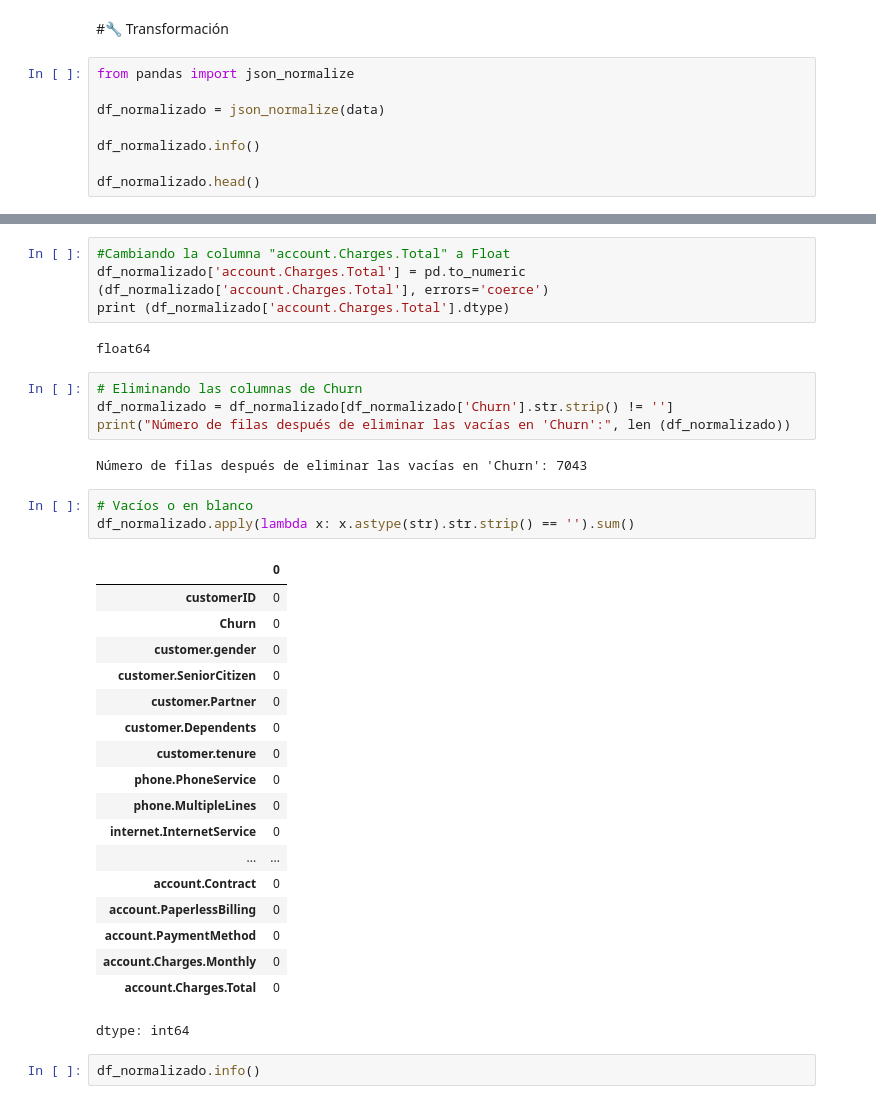
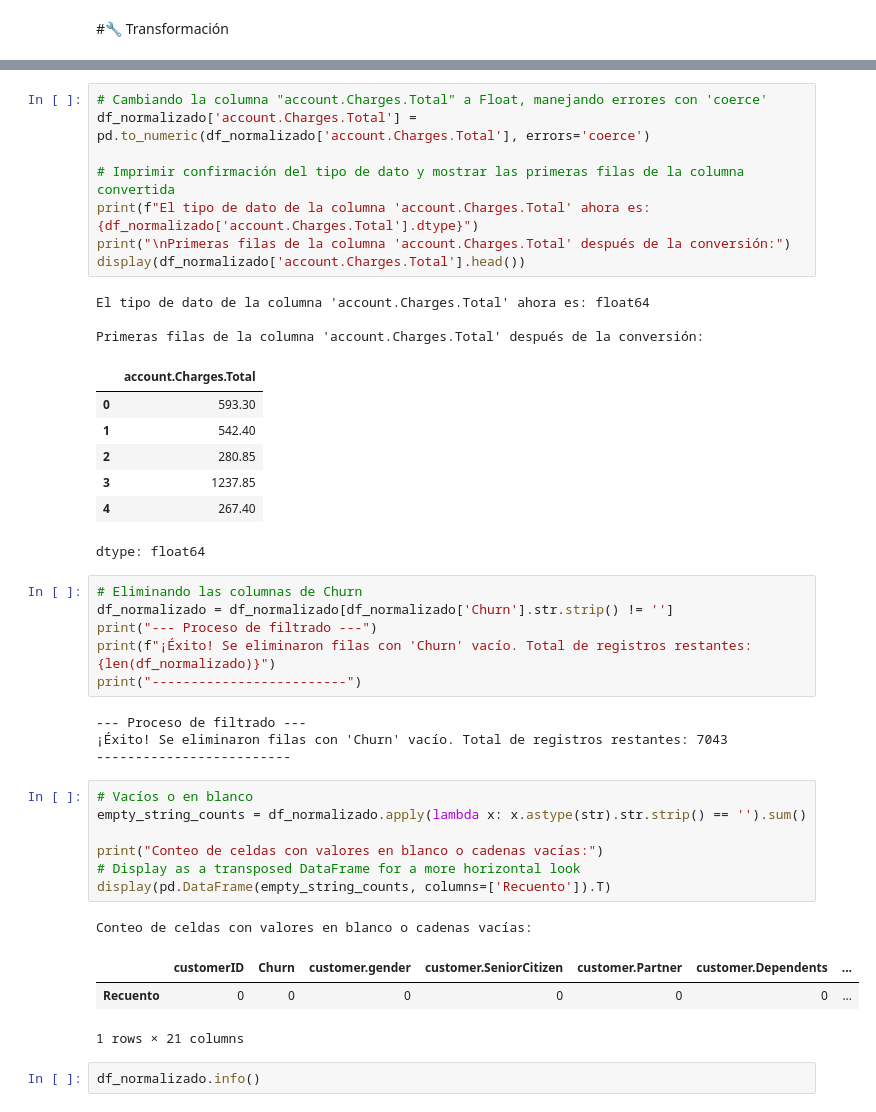
Before and after one commit to renzolea/Challenge-Telecom-X, a Jupyter notebook: TelecomX_LATAM.ipynb, the cells around one changed output, grey strips where cells are left out. Cells and saved outputs as stored; diff of their text form.

```diff
--- a/TelecomX_LATAM.ipynb
+++ b/TelecomX_LATAM.ipynb
@@ -32,11 +30,3 @@ print(df.head())
 # %% [markdown]
 
 #🔧 Transformación
-# %%
-from pandas import json_normalize
-
-df_normalizado = json_normalize(data)
-
-df_normalizado.info()
-
-df_normalizado.head()
@@ -116,37 +172,44 @@ dtype: int64
 # %%
-#Cambiando la columna "account.Charges.Total" a Float
-df_normalizado['account.Charges.Total'] = pd.to_numeric (df_normalizado['account.Charges.Total'], errors='coerce')
-print (df_normalizado['account.Charges.Total'].dtype)
+# Cambiando la columna "account.Charges.Total" a Float, manejando errores con 'coerce'
+df_normalizado['account.Charges.Total'] = pd.to_numeric(df_normalizado['account.Charges.Total'], errors='coerce')
+
+# Imprimir confirmación del tipo de dato y mostrar las primeras filas de la columna convertida
+print(f"El tipo de dato de la columna 'account.Charges.Total' ahora es: {df_normalizado['account.Charges.Total'].dtype}")
+print("\nPrimeras filas de la columna 'account.Charges.Total' después de la conversión:")
+display(df_normalizado['account.Charges.Total'].head())
 # %% [output]
-float64
+El tipo de dato de la columna 'account.Charges.Total' ahora es: float64
+
+Primeras filas de la columna 'account.Charges.Total' después de la conversión:
+|  | account.Charges.Total |
+| 0 | 593.30 |
+| 1 | 542.40 |
+| 2 | 280.85 |
+| 3 | 1237.85 |
+| 4 | 267.40 |
+dtype: float64
 # %%
 # Eliminando las columnas de Churn
 df_normalizado = df_normalizado[df_normalizado['Churn'].str.strip() != '']
-print("Número de filas después de eliminar las vacías en 'Churn':", len (df_normalizado))
+print("--- Proceso de filtrado ---")
+print(f"¡Éxito! Se eliminaron filas con 'Churn' vacío. Total de registros restantes: {len(df_normalizado)}")
+print("-------------------------")
 # %% [output]
-Número de filas después de eliminar las vacías en 'Churn': 7043
+--- Proceso de filtrado ---
+¡Éxito! Se eliminaron filas con 'Churn' vacío. Total de registros restantes: 7043
+-------------------------
 # %%
 # Vacíos o en blanco
-df_normalizado.apply(lambda x: x.astype(str).str.strip() == '').sum()
+empty_string_counts = df_normalizado.apply(lambda x: x.astype(str).str.strip() == '').sum()
+
+print("Conteo de celdas con valores en blanco o cadenas vacías:")
+# Display as a transposed DataFrame for a more horizontal look
+display(pd.DataFrame(empty_string_counts, columns=['Recuento']).T)
 # %% [output]
+Conteo de celdas con valores en blanco o cadenas vacías:
-|  | 0 |
-| customerID | 0 |
-| Churn | 0 |
-| customer.gender | 0 |
-| customer.SeniorCitizen | 0 |
-| customer.Partner | 0 |
-| customer.Dependents | 0 |
-| customer.tenure | 0 |
-| phone.PhoneService | 0 |
-| phone.MultipleLines | 0 |
-| internet.InternetService | 0 |
-| ... | ... |
-| account.Contract | 0 |
-| account.PaperlessBilling | 0 |
-| account.PaymentMethod | 0 |
-| account.Charges.Monthly | 0 |
-| account.Charges.Total | 0 |
+|  | customerID | Churn | customer.gender | customer.SeniorCitizen | customer.Partner | customer.Dependents | ... |
+| Recuento | 0 | 0 | 0 | 0 | 0 | 0 | ... |
-dtype: int64
+1 rows × 21 columns
 # %%
 df_normalizado.info()
 # %% [output]
```
Also changed, not shown: parts of 14 cells of this notebook.
